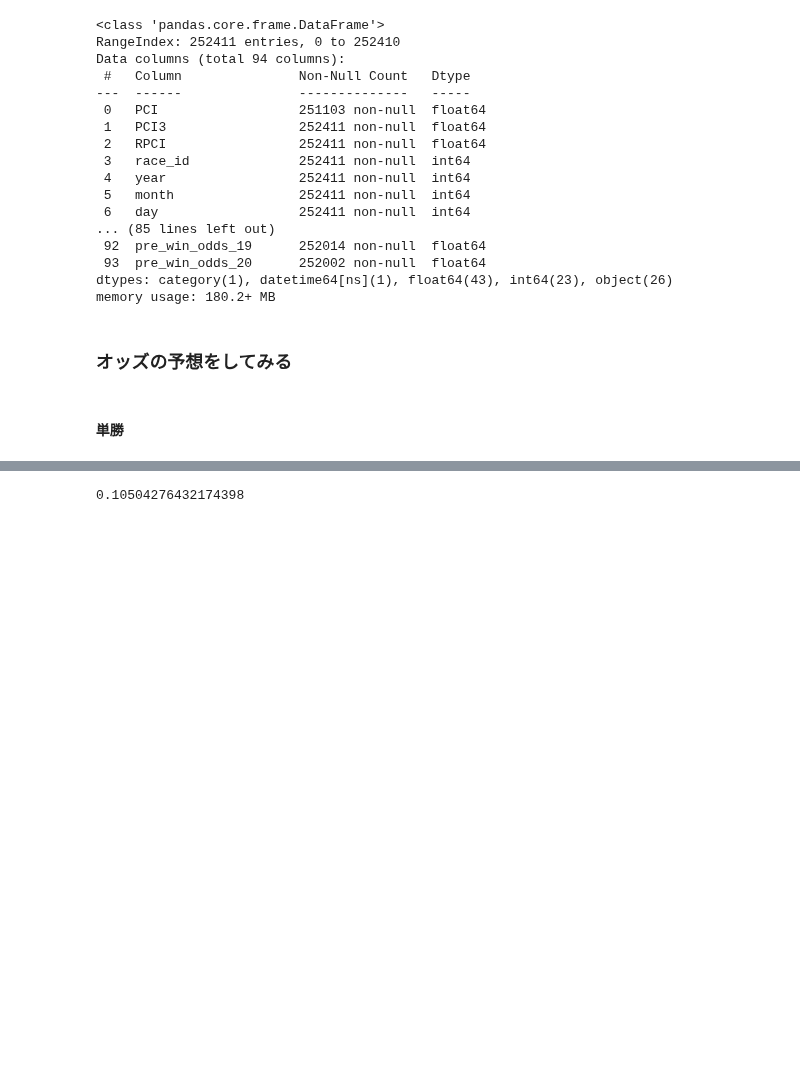
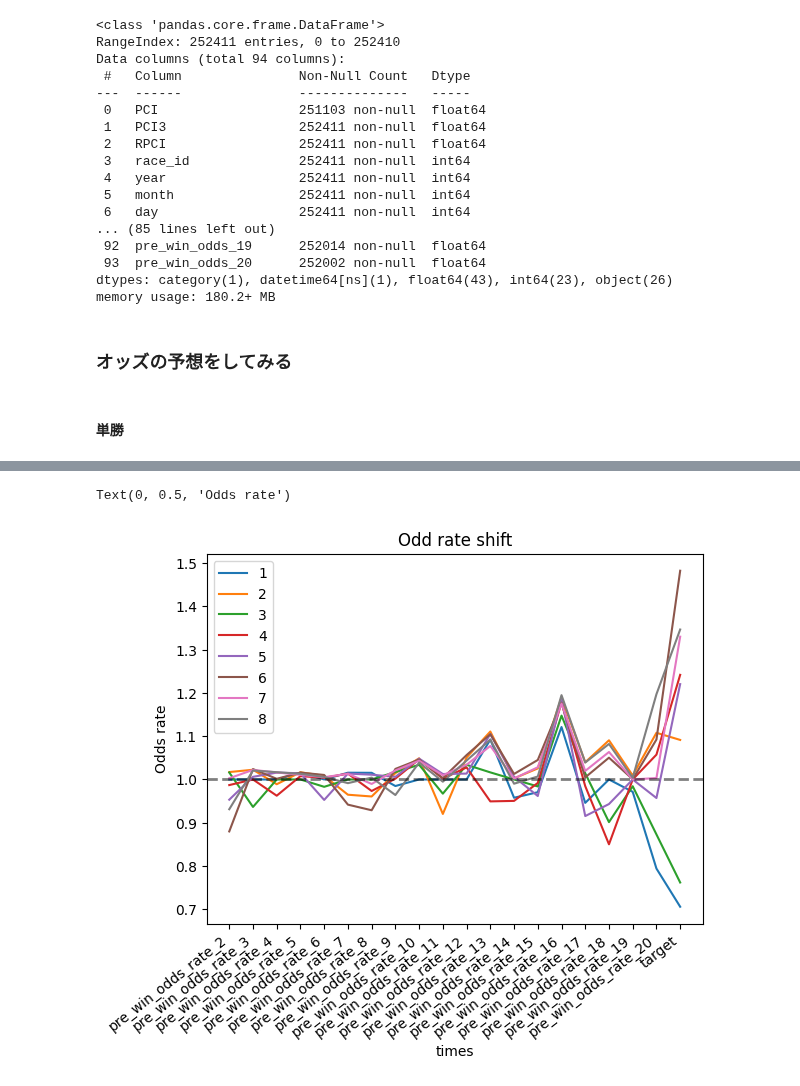
Before and after one commit to NaganagaKen/HORSE_RACING, a Jupyter notebook: Notebook/test.ipynb, the cells around one changed output, grey strips where cells are left out. Drawn from its saved outputs; the diff is of its cells as text; code cells hidden in the pictures; blank space fills up the shorter version.

```diff
--- a/Notebook/test.ipynb
+++ b/Notebook/test.ipynb
@@ -274,5 +275,20 @@ df3.head()
-# %%
-# ベースラインとなるスコア
-mean_absolute_percentage_error(df3["win_odds"], df3["pre_win_odds_20"].fillna(df3["pre_win_odds_20"].mean()))
-# %% [output]
-0.10504276432174398
+# %%
+N_data = 8
+rand = 400
+
+race_data = df3.iloc[rand:rand+N_data, :]
+feature_cols = [f"pre_win_odds_rate_{i}" for i in range(2, 21)] + ["target"]
+
+for i in range(N_data):
+    horse_data = race_data.iloc[i, :]
+    plt.plot(horse_data[feature_cols].index, horse_data[feature_cols].values, label=f"{i+1}")
+
+plt.axhline(y=1.0, color='black', linestyle='--', linewidth=2, alpha=0.5)
+plt.xticks(rotation=38, ha="right")
+plt.legend(loc="upper left")
+plt.title("Odd rate shift")
+plt.xlabel("times")
+plt.ylabel("Odds rate")
+# %% [output]
+Text(0, 0.5, 'Odds rate')
+[figure, added]
```
Also changed, not shown: parts of 9 cells of this notebook, 2 other files.
